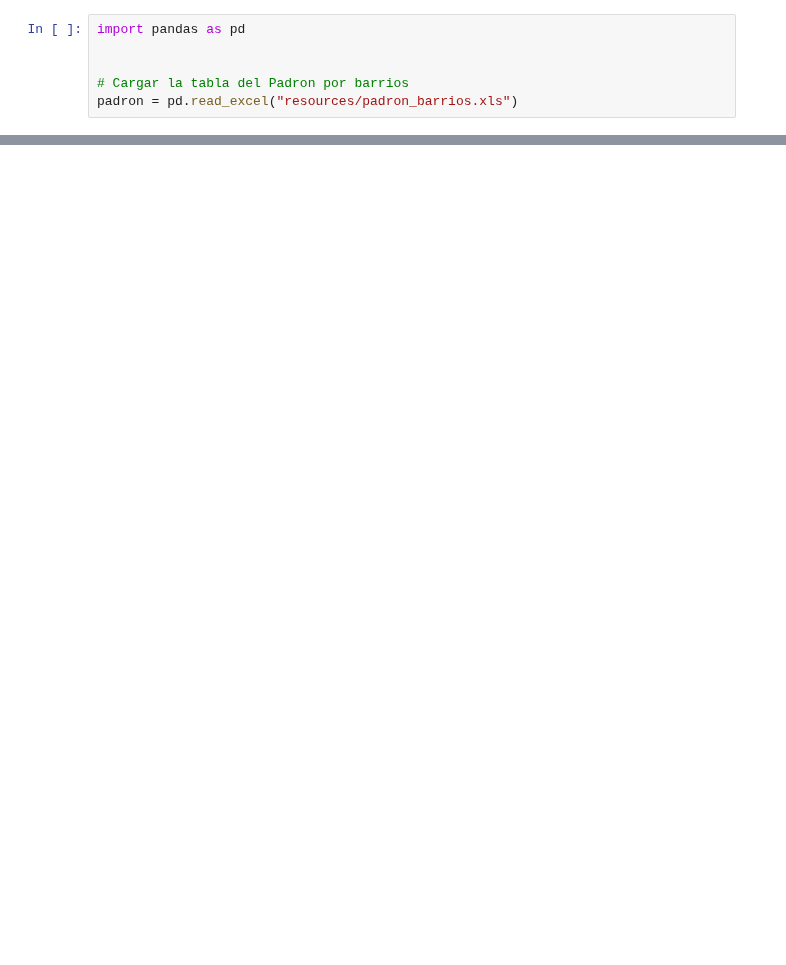
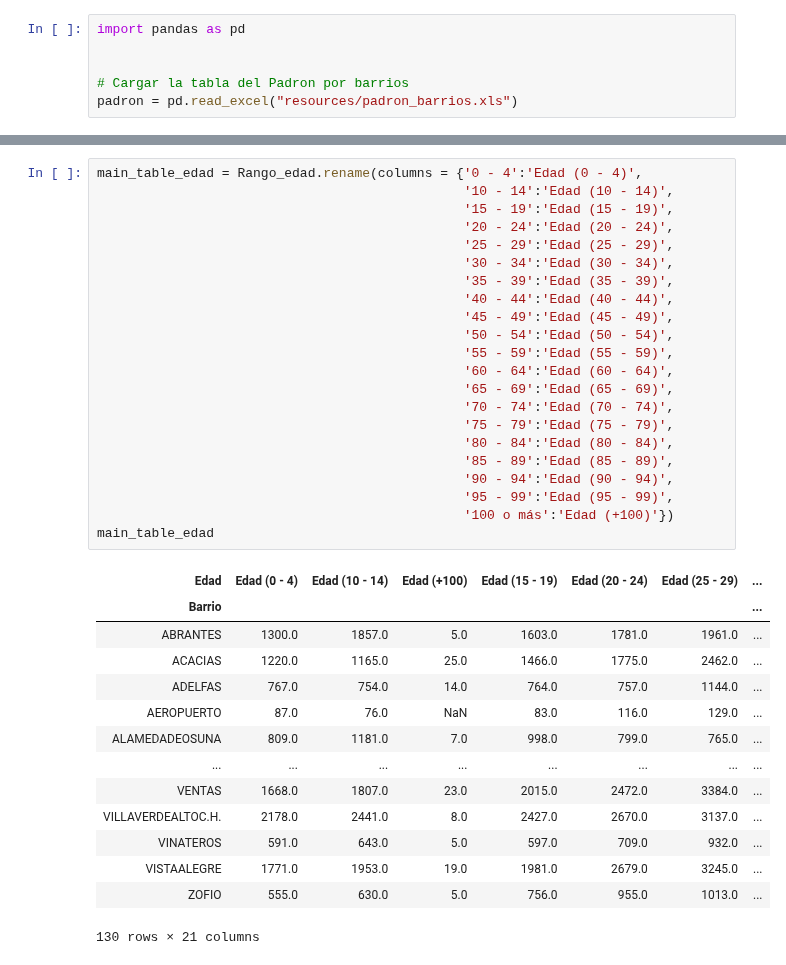
Before and after one commit to InmaLatorre/G3_ProyectoPython, a Jupyter notebook: main_fer.ipynb, the cells around one changed output, grey strips where cells are left out. Drawn from its saved outputs; the diff is of its cells as text; blank space fills up the shorter version.

```diff
--- a/main_fer.ipynb
+++ b/main_fer.ipynb
@@ -57,0 +131,37 @@ main_table_padron.head(50)
+# %%
+main_table_edad = Rango_edad.rename(columns = {'0 - 4':'Edad (0 - 4)',
+                                               '10 - 14':'Edad (10 - 14)',
+                                               '15 - 19':'Edad (15 - 19)',
+                                               '20 - 24':'Edad (20 - 24)',
+                                               '25 - 29':'Edad (25 - 29)',
+                                               '30 - 34':'Edad (30 - 34)',
+                                               '35 - 39':'Edad (35 - 39)',
+                                               '40 - 44':'Edad (40 - 44)',
+                                               '45 - 49':'Edad (45 - 49)',
+                                               '50 - 54':'Edad (50 - 54)',
+                                               '55 - 59':'Edad (55 - 59)',
+                                               '60 - 64':'Edad (60 - 64)',
+                                               '65 - 69':'Edad (65 - 69)',
+                                               '70 - 74':'Edad (70 - 74)',
+                                               '75 - 79':'Edad (75 - 79)',
+                                               '80 - 84':'Edad (80 - 84)',
+                                               '85 - 89':'Edad (85 - 89)',
+                                               '90 - 94':'Edad (90 - 94)',
+                                               '95 - 99':'Edad (95 - 99)',
+                                               '100 o más':'Edad (+100)'})
+main_table_edad
+# %% [output]
+| Edad | Edad (0 - 4) | Edad (10 - 14) | Edad (+100) | Edad (15 - 19) | Edad (20 - 24) | Edad (25 - 29) | ... |
+| Barrio |  |  |  |  |  |  | ... |
+| ABRANTES | 1300.0 | 1857.0 | 5.0 | 1603.0 | 1781.0 | 1961.0 | ... |
+| ACACIAS | 1220.0 | 1165.0 | 25.0 | 1466.0 | 1775.0 | 2462.0 | ... |
+| ADELFAS | 767.0 | 754.0 | 14.0 | 764.0 | 757.0 | 1144.0 | ... |
+| AEROPUERTO | 87.0 | 76.0 | NaN | 83.0 | 116.0 | 129.0 | ... |
+| ALAMEDADEOSUNA | 809.0 | 1181.0 | 7.0 | 998.0 | 799.0 | 765.0 | ... |
+| ... | ... | ... | ... | ... | ... | ... | ... |
+| VENTAS | 1668.0 | 1807.0 | 23.0 | 2015.0 | 2472.0 | 3384.0 | ... |
+| VILLAVERDEALTOC.H. | 2178.0 | 2441.0 | 8.0 | 2427.0 | 2670.0 | 3137.0 | ... |
+| VINATEROS | 591.0 | 643.0 | 5.0 | 597.0 | 709.0 | 932.0 | ... |
+| VISTAALEGRE | 1771.0 | 1953.0 | 19.0 | 1981.0 | 2679.0 | 3245.0 | ... |
+| ZOFIO | 555.0 | 630.0 | 5.0 | 756.0 | 955.0 | 1013.0 | ... |
+130 rows × 21 columns
```
Also changed, not shown: parts of 4 cells of this notebook.
